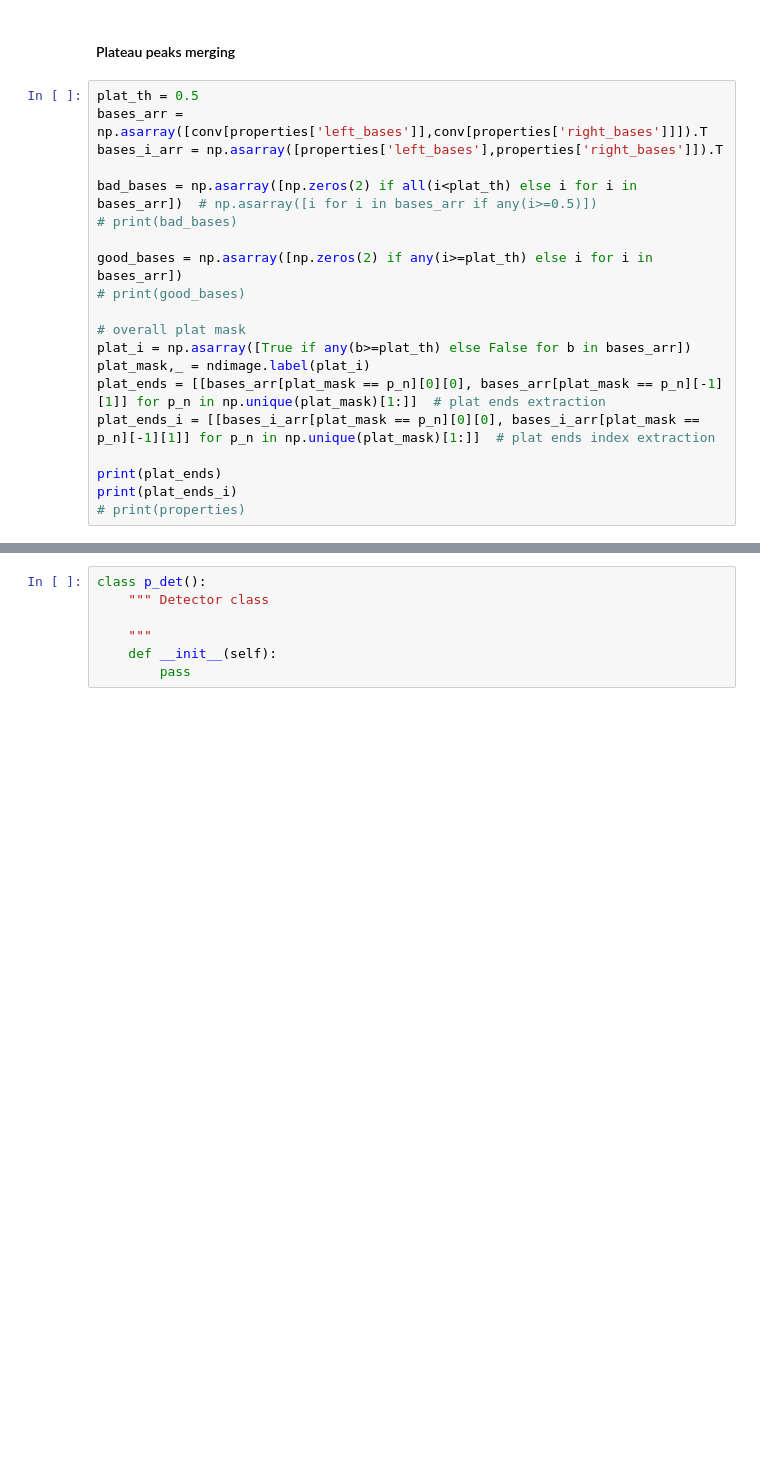
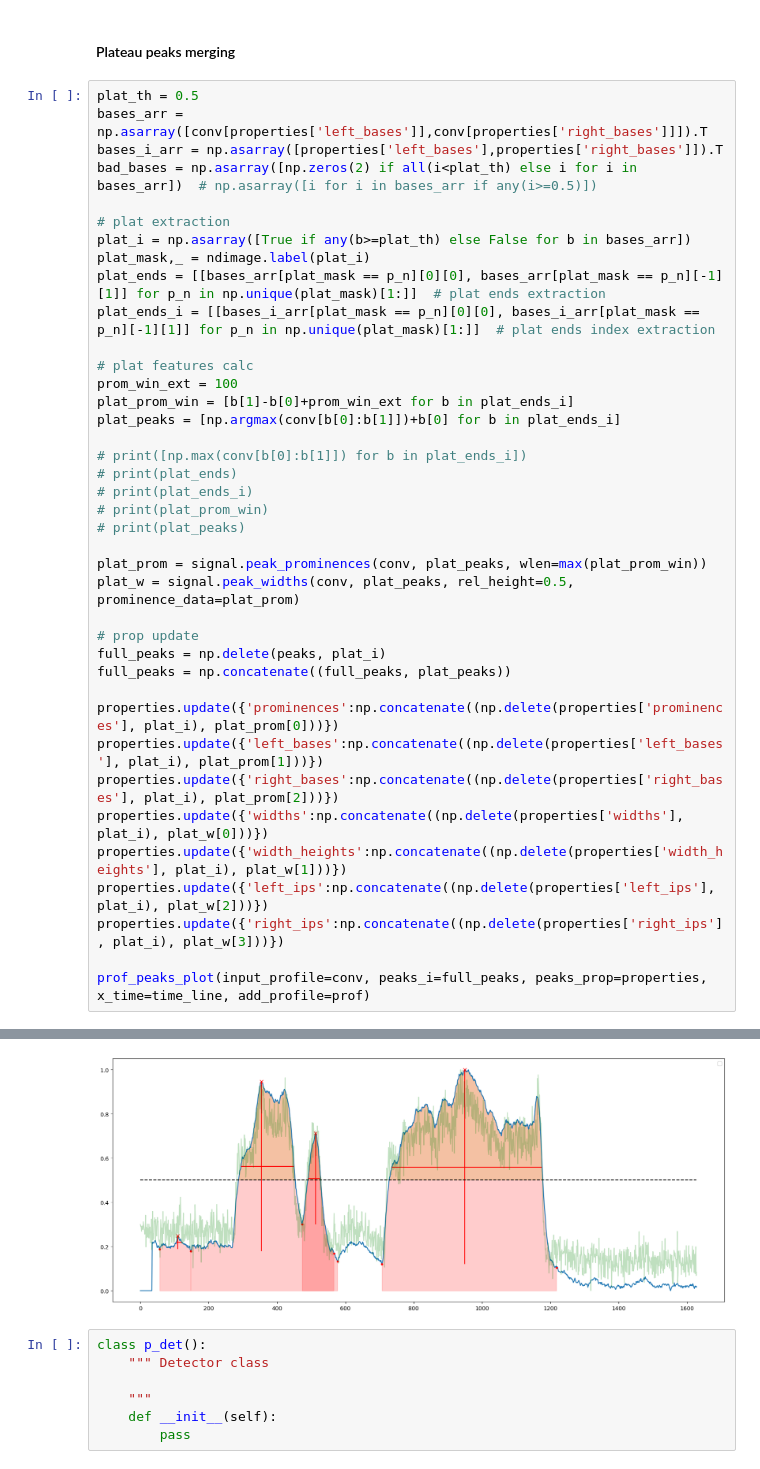
Before and after one commit to wisstock/microca, a Jupyter notebook: demo_peak_det.ipynb, the cells around one changed output, grey strips where cells are left out. Cells and saved outputs as stored; diff of their text form; blank space fills up the shorter version.

Commit message:
plat det first demo done

```diff
--- a/demo_peak_det.ipynb
+++ b/demo_peak_det.ipynb
@@ -437,20 +445,39 @@ No artists with labels found to put in legend.  Note that artists whose label st
 plat_th = 0.5
 bases_arr = np.asarray([conv[properties['left_bases']],conv[properties['right_bases']]]).T
 bases_i_arr = np.asarray([properties['left_bases'],properties['right_bases']]).T
+bad_bases = np.asarray([np.zeros(2) if all(i<plat_th) else i for i in bases_arr])  # np.asarray([i for i in bases_arr if any(i>=0.5)])
 
-bad_bases = np.asarray([np.zeros(2) if all(i<plat_th) else i for i in bases_arr])  # np.asarray([i for i in bases_arr if any(i>=0.5)])
-# print(bad_bases)
-
-good_bases = np.asarray([np.zeros(2) if any(i>=plat_th) else i for i in bases_arr])
-# print(good_bases)
-
-# overall plat mask
+# plat extraction
 plat_i = np.asarray([True if any(b>=plat_th) else False for b in bases_arr])
 plat_mask,_ = ndimage.label(plat_i)
 plat_ends = [[bases_arr[plat_mask == p_n][0][0], bases_arr[plat_mask == p_n][-1][1]] for p_n in np.unique(plat_mask)[1:]]  # plat ends extraction
 plat_ends_i = [[bases_i_arr[plat_mask == p_n][0][0], bases_i_arr[plat_mask == p_n][-1][1]] for p_n in np.unique(plat_mask)[1:]]  # plat ends index extraction
 
-print(plat_ends)
-print(plat_ends_i)
-# print(properties)
+# plat features calc
+prom_win_ext = 100
+plat_prom_win = [b[1]-b[0]+prom_win_ext for b in plat_ends_i]
+plat_peaks = [np.argmax(conv[b[0]:b[1]])+b[0] for b in plat_ends_i]
+
+# print([np.max(conv[b[0]:b[1]]) for b in plat_ends_i])
+# print(plat_ends)
+# print(plat_ends_i)
+# print(plat_prom_win)
+# print(plat_peaks)
+
+plat_prom = signal.peak_prominences(conv, plat_peaks, wlen=max(plat_prom_win))
+plat_w = signal.peak_widths(conv, plat_peaks, rel_height=0.5, prominence_data=plat_prom)
+
+# prop update
+full_peaks = np.delete(peaks, plat_i)
+full_peaks = np.concatenate((full_peaks, plat_peaks))
+
+properties.update({'prominences':np.concatenate((np.delete(properties['prominences'], plat_i), plat_prom[0]))})
+properties.update({'left_bases':np.concatenate((np.delete(properties['left_bases'], plat_i), plat_prom[1]))})
+properties.update({'right_bases':np.concatenate((np.delete(properties['right_bases'], plat_i), plat_prom[2]))})
+properties.update({'widths':np.concatenate((np.delete(properties['widths'], plat_i), plat_w[0]))})
+properties.update({'width_heights':np.concatenate((np.delete(properties['width_heights'], plat_i), plat_w[1]))})
+properties.update({'left_ips':np.concatenate((np.delete(properties['left_ips'], plat_i), plat_w[2]))})
+properties.update({'right_ips':np.concatenate((np.delete(properties['right_ips'], plat_i), plat_w[3]))})
+
+prof_peaks_plot(input_profile=conv, peaks_i=full_peaks, peaks_prop=properties, x_time=time_line, add_profile=prof)
 # %% [output]
@@ -459,3 +485,4 @@ print(plat_ends_i)
+[figure, added]
 # %%
 class p_det():
     """ Detector class
```
Also changed, not shown: parts of 2 cells of this notebook.
